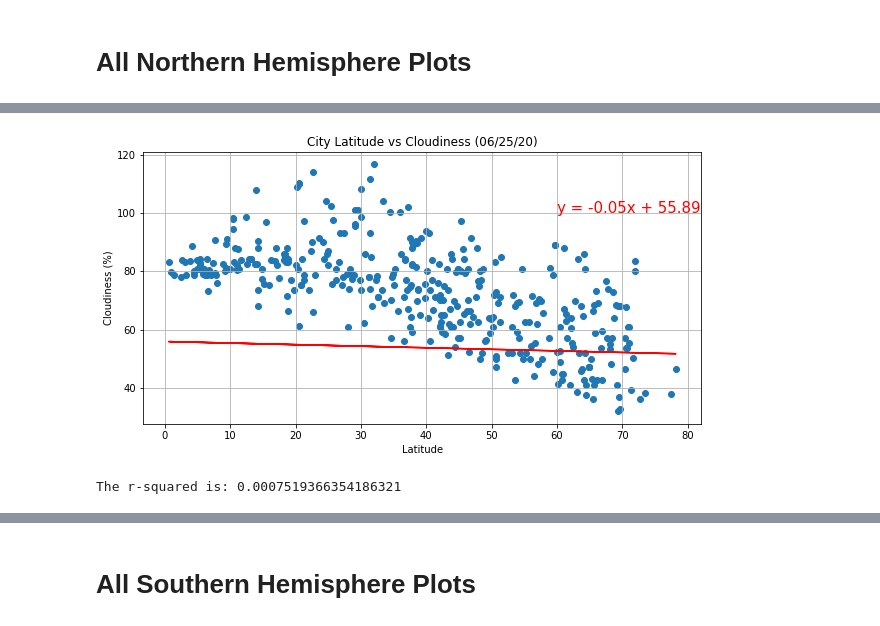
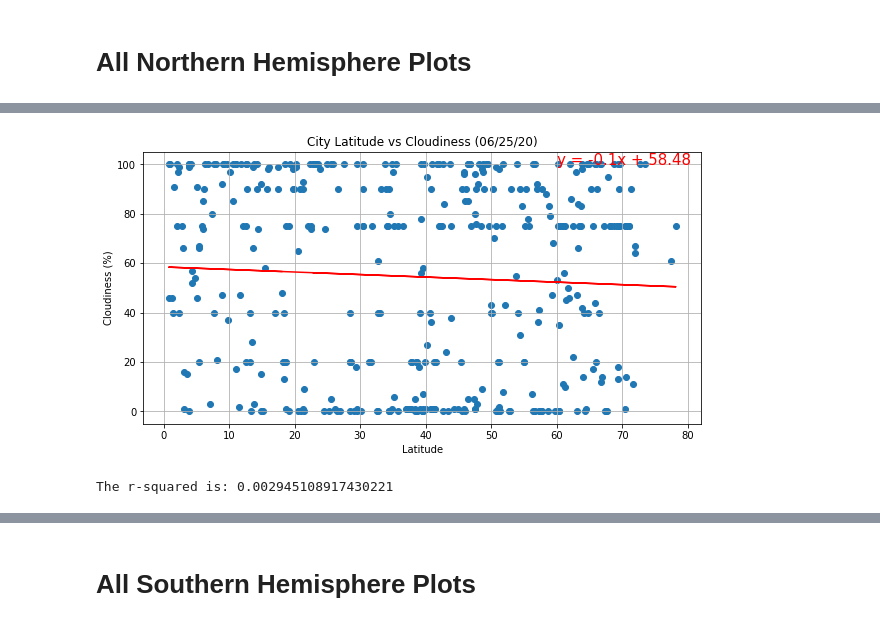
Before and after one commit to jasoncr/World-Weather-and-Vacations-Locations, a Jupyter notebook: starter_code/WeatherPy.ipynb, the cells around one changed output, grey strips where cells are left out. Cells and saved outputs as stored; diff of their text form; code cells hidden in the pictures.

```diff
--- a/starter_code/WeatherPy.ipynb
+++ b/starter_code/WeatherPy.ipynb
@@ -337,32 +335,32 @@ The r-squared is: 0.0006869539623642917
 # %%
 #Northern Hemisphere - Cloudiness (%) vs Latitude Linear Regression
 
 #calling the linear regression function and saving the 3 outputs(regress_values, line_eq, and r) to the regress variable
 regress = lin_regress(lat, cloud)
 
 fig = plt.figure(figsize = (10,5))
 
 #calling scatter plot
-plt.scatter(lat, max_temp)
+plt.scatter(lat, cloud)
 plt.title(f'City Latitude vs Cloudiness ({today})')
 plt.xlabel("Latitude")
 plt.ylabel("Cloudiness (%)")
 plt.grid()
 
 #plots the linear regression line
 plt.plot(lat, regress[0], color = "red")
 #adds the linear regression equation to the plot
 plt.annotate(regress[1], (60,100), fontsize = 15, color = "red" )
 
 #saving file to the output_data directory
 fig.savefig('../output_data/north_lat_vs_cloudiness.png')
 plt.show()
 
 #prints the r-squared value
 print(f'The r-squared is: {pow(regress[2], 2)}')
 # %% [output]
-[figure, old version]
+[figure, new version]
-The r-squared is: 0.0007519366354186321
+The r-squared is: 0.002945108917430221
 # %%
 #Northern Hemisphere - Wind Speed (mph) vs Latitude Linear Regression
 
```
Also changed, not shown: parts of 18 cells of this notebook, 15 other files.
